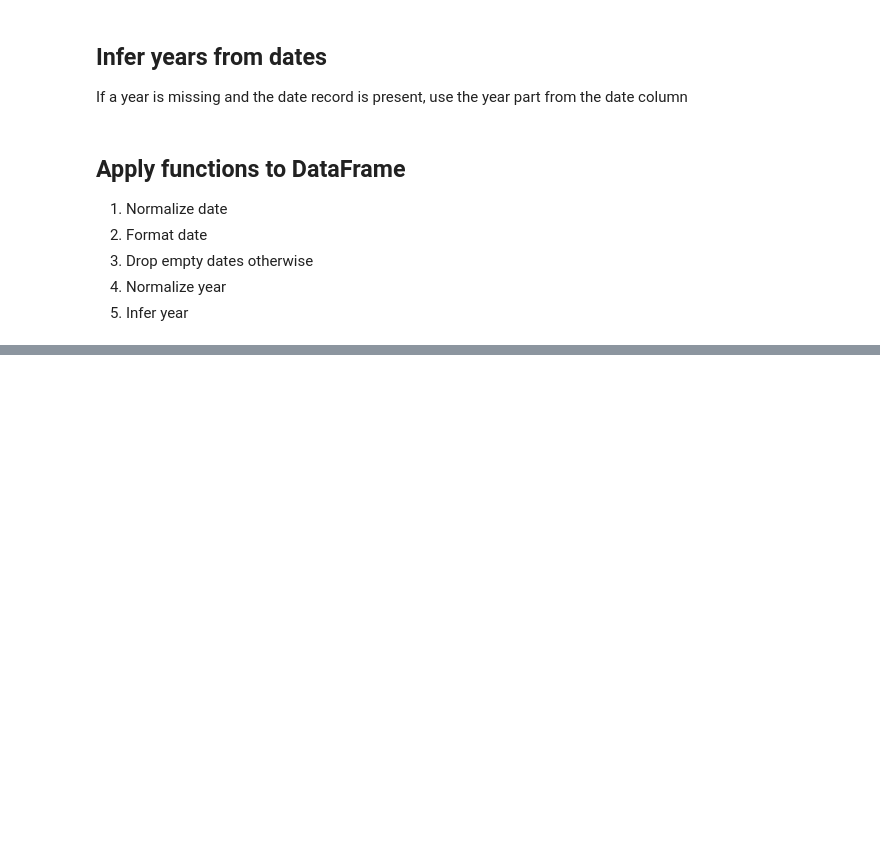
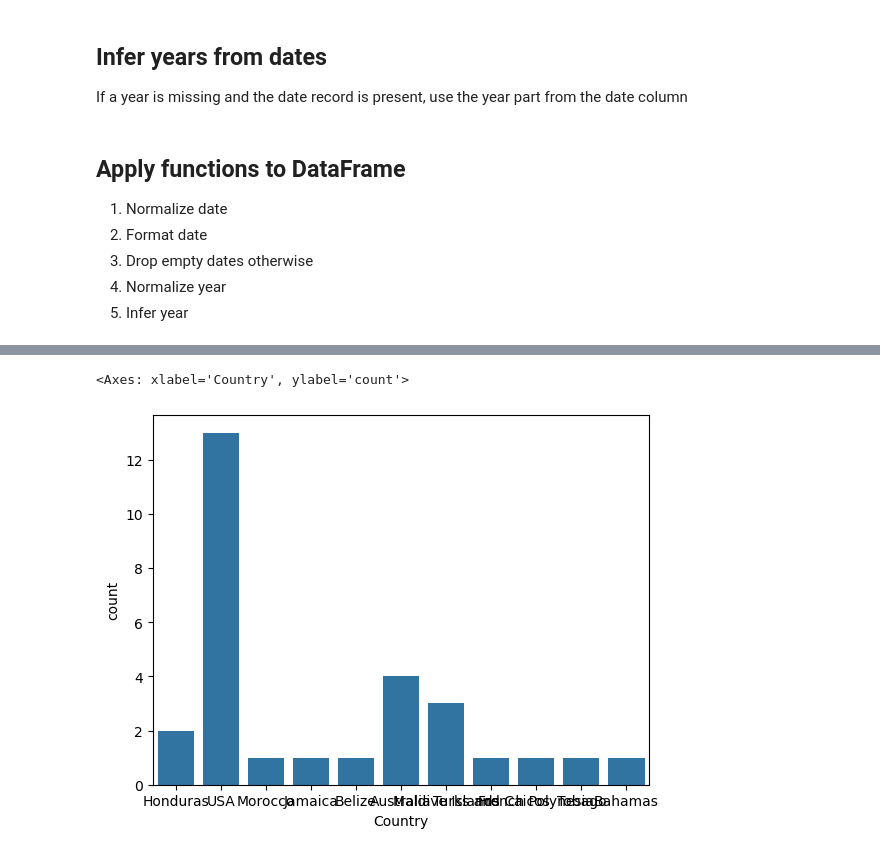
Before and after one commit to amirrezakamkar/ironhack-mini-project-shark-attacks, a Jupyter notebook: SharkAttacks_lorena.ipynb, the cells around one changed output, grey strips where cells are left out. Cells and saved outputs as stored; diff of their text form; code cells hidden in the pictures; blank space fills up the shorter version.

```diff
--- a/SharkAttacks_lorena.ipynb
+++ b/SharkAttacks_lorena.ipynb
@@ -211,0 +371,5 @@ time_df["Time"].apply(sanitize_time).unique()
+# %%
+sns.countplot(x='Country', data=df_copy)
+# %% [output]
+<Axes: xlabel='Country', ylabel='count'>
+[figure, added]
```
Also changed, not shown: parts of 21 cells of this notebook.
